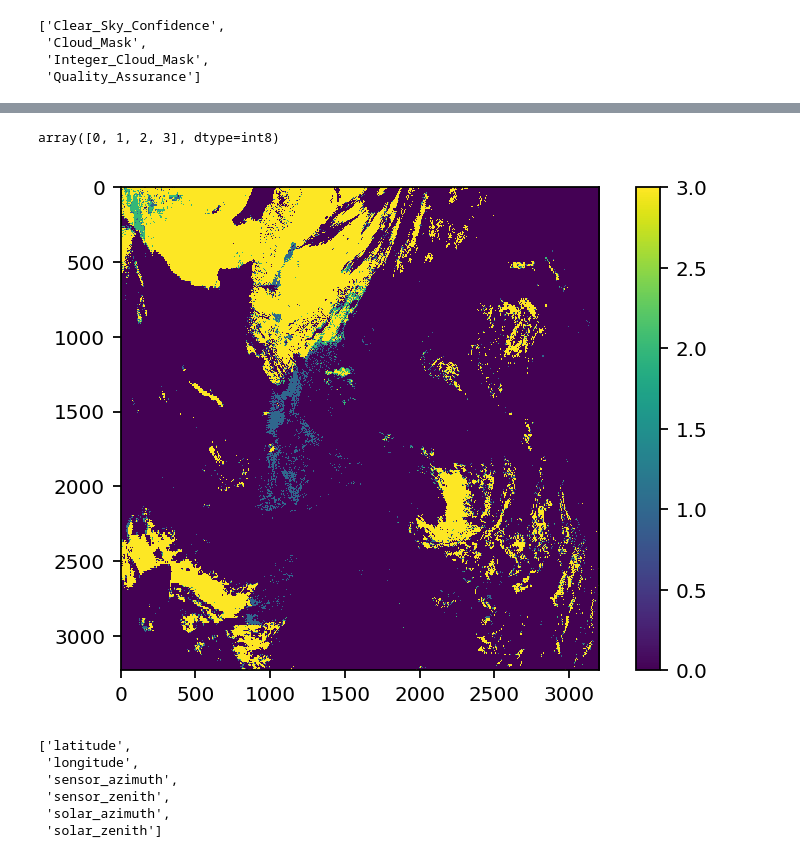
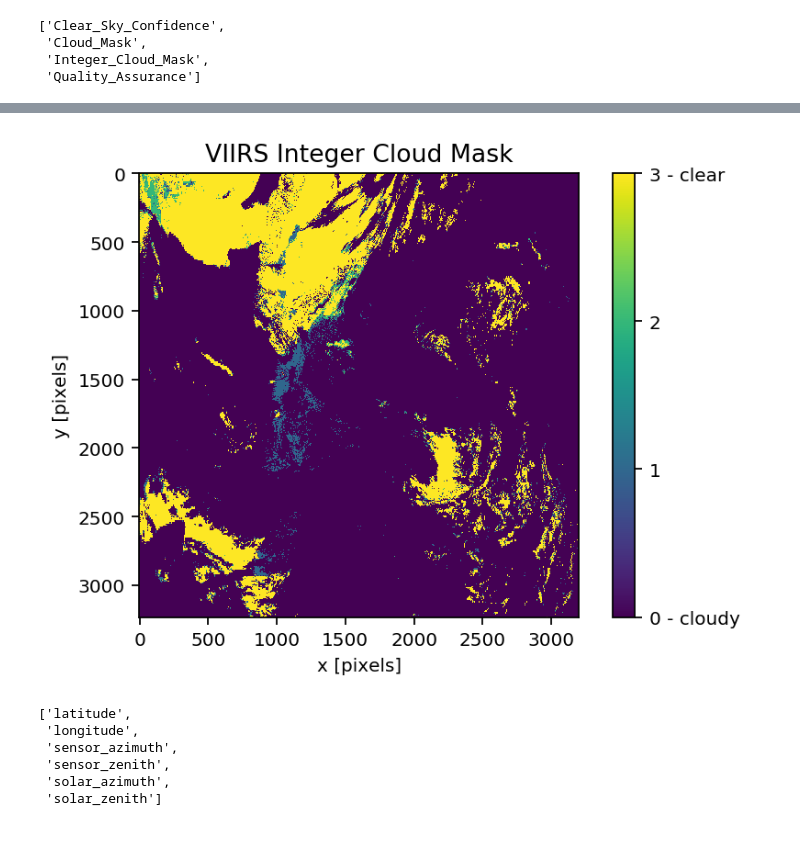
Before and after one commit to MinesGlaciology/cloudMasking, a Jupyter notebook: VIIRS_Cloud_Masking.ipynb, the cells around one changed output, grey strips where cells are left out. Saved outputs shown, nothing was run; the diff lists cells and outputs as text; code cells hidden in the pictures.

```diff
--- a/VIIRS_Cloud_Masking.ipynb
+++ b/VIIRS_Cloud_Masking.ipynb
@@ -250,15 +270,19 @@ colorbar()
 # %%
 # Cloud mask data
 # 0 is cloudy
 # 1 is probably cloudy
 # 2 is probably clear
 # 3 is clear
 imshow(np.fliplr(np.flipud(f['geophysical_data']['Integer_Cloud_Mask'])))
-colorbar()
+cbar = colorbar()
+cbar.set_ticks([0,1,2,3])
+cbar.set_ticklabels(['0 - cloudy', '1', '2', '3 - clear'])
+xlabel('x [pixels]'); ylabel('y [pixels]')
+title('VIIRS Integer Cloud Mask')
 np.unique(f['geophysical_data']['Integer_Cloud_Mask'])
+show()
 # %% [output]
-array([0, 1, 2, 3], dtype=int8)
-[figure, old version]
+[figure, new version]
 # %%
 list(f['geolocation_data'])
 # %% [output]
```
Also changed, not shown: parts of 20 cells of this notebook.
